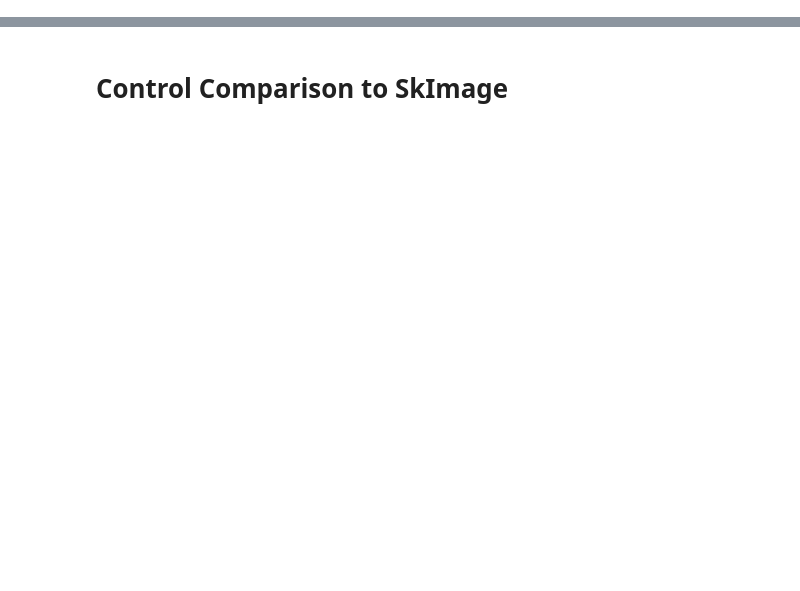
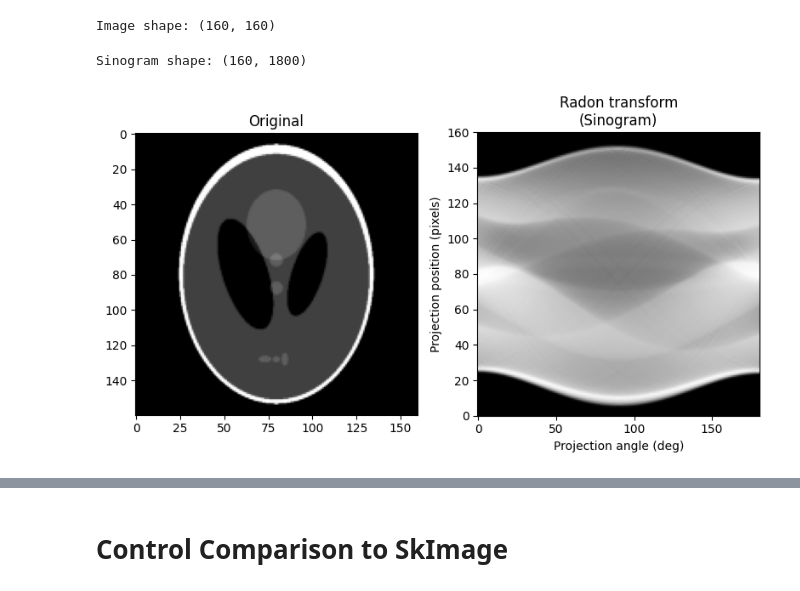
Before and after one commit to Moritz-Wald/Computertomographie, a Jupyter notebook: excercises.ipynb, the cells around one changed output, grey strips where cells are left out. Saved outputs shown, nothing was run; the diff lists cells and outputs as text; code cells hidden in the pictures; blank space fills up the shorter version.

```diff
--- a/excercises.ipynb
+++ b/excercises.ipynb
@@ -7,28 +7,34 @@ from skimage.transform import rescale
 
 image = shepp_logan_phantom()
 image = rescale(image, scale=.4, mode='reflect', channel_axis=None)
-print(image.shape)
+print(f'Image shape: {image.shape}')
+# %% [output]
+Image shape: (160, 160)
+# %%
+angles = np.arange(0, 180, .1)
 # %%
 from radon import radon
 
-angles = np.arange(0, 180, 1)
 sino = radon(image, angles=angles, method='bilinear')
-print(sino.shape)
+print(f'Sinogram shape: {sino.shape}')
 fig, (ax1, ax2) = plt.subplots(1, 2, figsize=(8, 4.5))
 
 ax1.set_title("Original")
 ax1.imshow(image, cmap=plt.cm.Greys_r)
 dx, dy = 0.5 * 180.0 / max(image.shape), 0.5 / sino.shape[0]
 ax2.set_title("Radon transform\n(Sinogram)")
 ax2.set_xlabel("Projection angle (deg)")
 ax2.set_ylabel("Projection position (pixels)")
 ax2.imshow(
     sino,
     cmap=plt.cm.Greys_r,
     extent=(-dx, 180.0 + dx, -dy, sino.shape[0] + dy),
     aspect='auto',
 )
 
 fig.tight_layout()
 plt.show()
+# %% [output]
+Sinogram shape: (160, 1800)
+[figure, added]
 # %%
```
Also changed, not shown: parts of 3 cells of this notebook, 1 other file.
